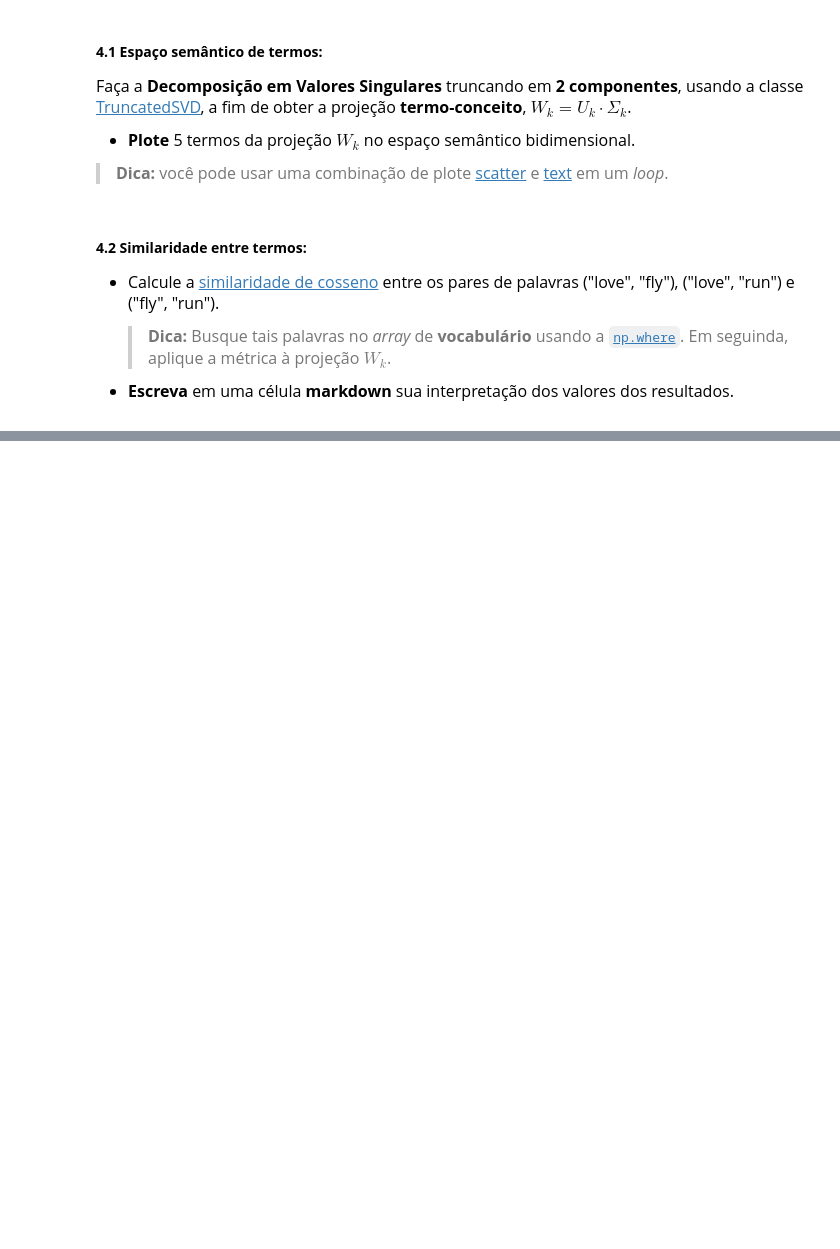
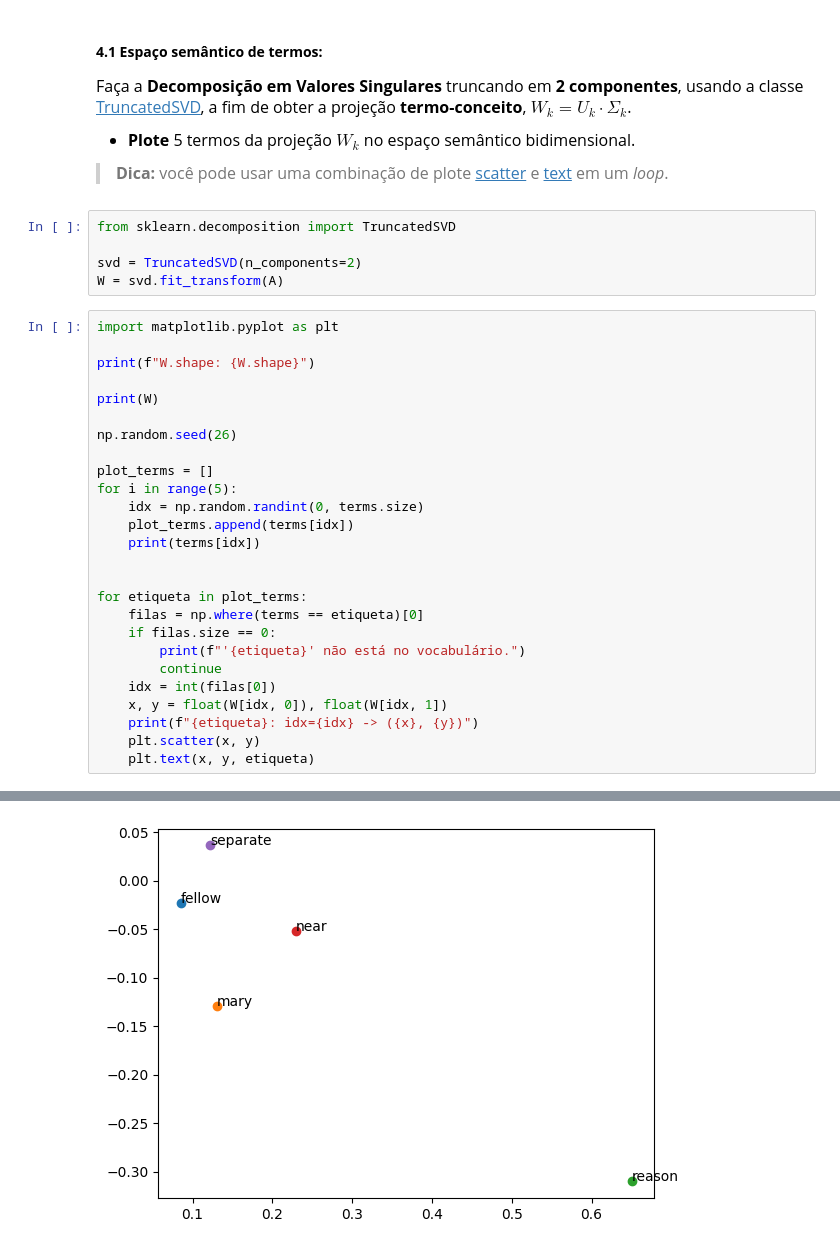
Before and after one commit to gilcesarf/imd1107-202601, a Jupyter notebook: 1-unidade/atividade2.ipynb, the cells around one changed output, grey strips where cells are left out. Saved outputs shown, nothing was run; the diff lists cells and outputs as text; blank space fills up the shorter version.

```diff
--- a/1-unidade/atividade2.ipynb
+++ b/1-unidade/atividade2.ipynb
@@ -256,11 +287,35 @@ Faça a **Decomposição em Valores Singulares** truncando em **2 componentes**,
 - **Plote** 5 termos da projeção $W_k$ no espaço semântico bidimensional.
 
 > **Dica:** você pode usar uma combinação de plote [scatter](https://matplotlib.org/stable/api/_as_gen/matplotlib.pyplot.scatter.html) e [text](https://matplotlib.org/stable/api/_as_gen/matplotlib.pyplot.text.html) em um *loop*.
-# %% [markdown]
-#### **4.2 Similaridade entre termos:**
-<font size=3>
-
-- Calcule a [similaridade de cosseno](https://scikit-learn.org/stable/modules/generated/sklearn.metrics.pairwise.cosine_similarity.html) entre os pares de palavras ("love", "fly"), ("love", "run") e ("fly", "run").
-  > **Dica:** Busque tais palavras no *array* de **vocabulário** usando a [`np.where`](https://numpy.org/doc/stable/reference/generated/numpy.where.html). Em seguinda, aplique a métrica à projeção $W_k$.
-
-- **Escreva** em uma célula **markdown** sua interpretação dos valores dos resultados.
+# %%
+from sklearn.decomposition import TruncatedSVD
+
+svd = TruncatedSVD(n_components=2)
+W = svd.fit_transform(A)
+# %%
+import matplotlib.pyplot as plt
+
+print(f"W.shape: {W.shape}")
+
+print(W)
+
+np.random.seed(26)
+
+plot_terms = []
+for i in range(5):
+    idx = np.random.randint(0, terms.size)
+    plot_terms.append(terms[idx])
+    print(terms[idx])
+
+
+for etiqueta in plot_terms:
+    filas = np.where(terms == etiqueta)[0]
+    if filas.size == 0:
+        print(f"'{etiqueta}' não está no vocabulário.")
+        continue
+    idx = int(filas[0])
+    x, y = float(W[idx, 0]), float(W[idx, 1])
+    print(f"{etiqueta}: idx={idx} -> ({x}, {y})")
+    plt.scatter(x, y)
+    plt.text(x, y, etiqueta)
+# %% [output]
@@ -266,0 +340 @@ Faça a **Decomposição em Valores Singulares** truncando em **2 componentes**,
+[figure, added]
```
Also changed, not shown: parts of 13 cells of this notebook, 3 other files.
